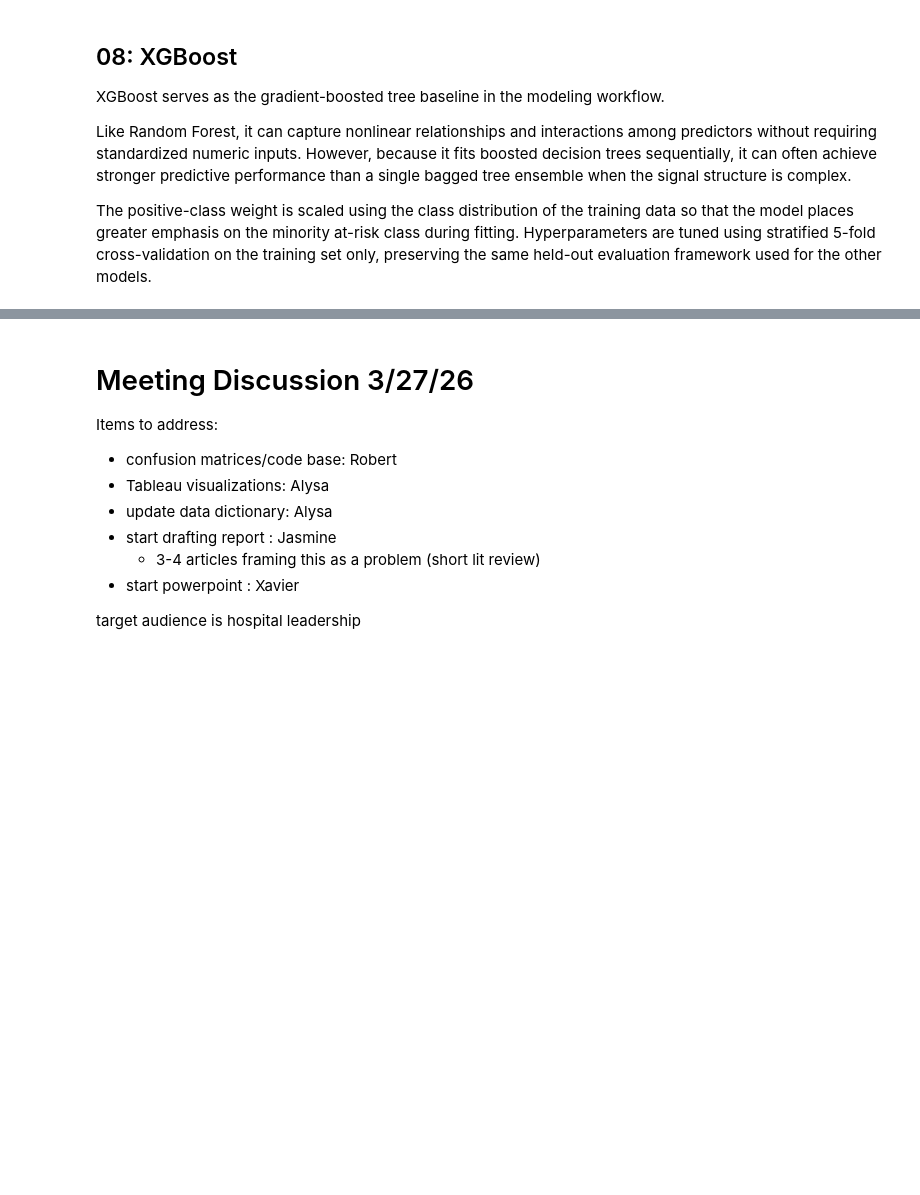
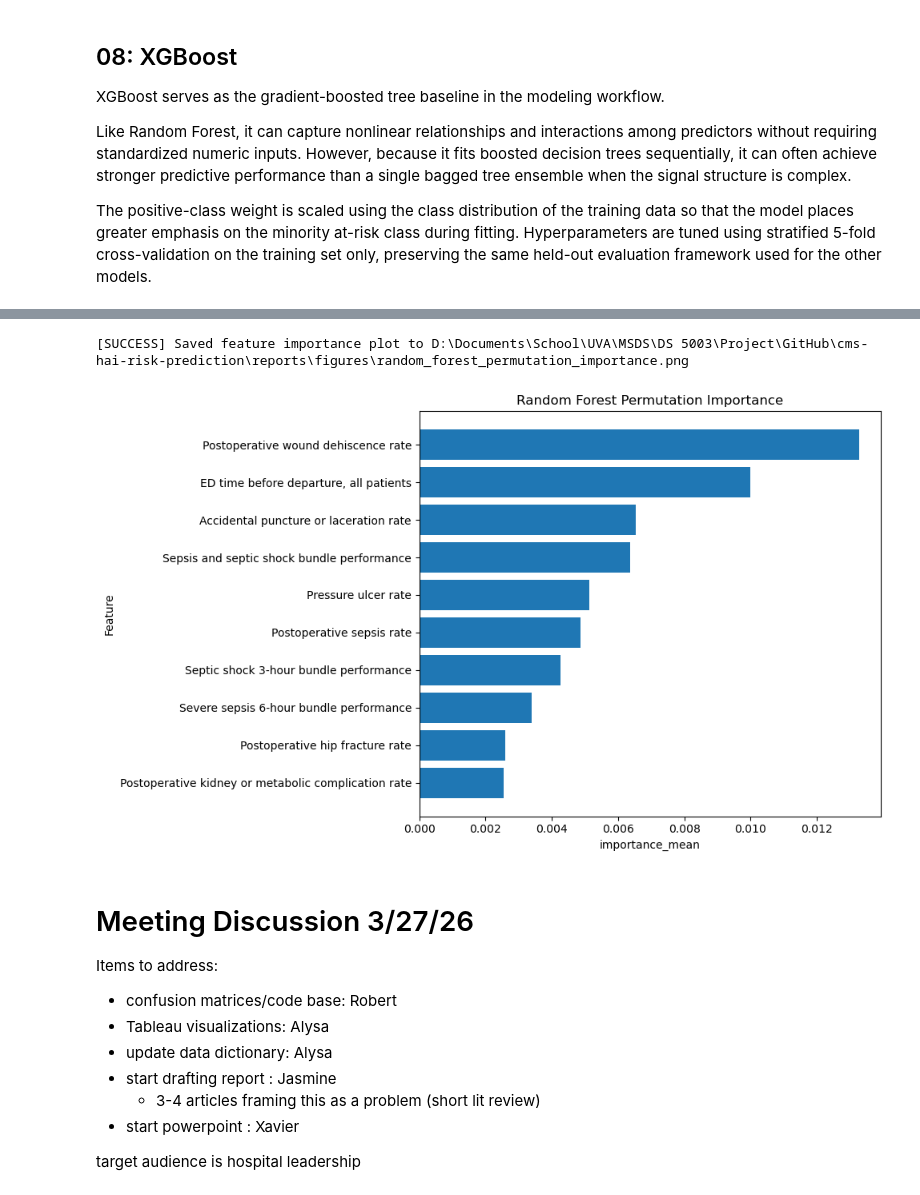
Before and after one commit to Rjashby1/cms-hai-risk-prediction, a Jupyter notebook: code/main_pipeline.ipynb, the cells around one changed output, grey strips where cells are left out. Cells and saved outputs as stored; diff of their text form; code cells hidden in the pictures; blank space fills up the shorter version.

```diff
--- a/code/main_pipeline.ipynb
+++ b/code/main_pipeline.ipynb
@@ -821,0 +884,29 @@ display(xgb_imp.head(20))
+# %%
+rf_perm_imp = step_09.extract_permutation_importance(
+    fitted_pipeline=rf_best,
+    X_eval=X_test,
+    y_eval=y_test,
+    scoring="roc_auc",
+    n_repeats=20,
+    random_seed=RANDOM_SEED,
+    top_n=20,
+    save_csv=True,
+    csv_name="rf_permutation_importance.csv",
+    relabel=True
+)
+
+xgb_perm_imp = step_09.extract_permutation_importance(
+    fitted_pipeline=xgb_best,
+    X_eval=X_test,
+    y_eval=y_test,
+    scoring="roc_auc",
+    n_repeats=20,
+    random_seed=RANDOM_SEED,
+    top_n=20,
+    save_csv=True,
+    csv_name="xgb_permutation_importance.csv",
+    relabel=True
+)
+
+display(rf_perm_imp.head(20))
+display(xgb_perm_imp.head(20))
@@ -842,3 +978,17 @@ plt.show()
+# %%
+step_09.plot_top_features(
+    importance_df=rf_perm_imp,
+    feature_col="feature_label",
+    value_col="importance_mean",
+    title="Random Forest Permutation Importance",
+    top_n=10,
+    save_plot=True
+)
+
+plt.show()
+# %% [output]
+[SUCCESS] Saved feature importance plot to D:\Documents\School\UVA\MSDS\DS 5003\Project\GitHub\cms-hai-risk-prediction\reports\figures\random_forest_permutation_importance.png
+[figure, added]
 # %% [markdown]
 # Meeting Discussion 3/27/26
 
```
Also changed, not shown: parts of 18 cells of this notebook, 8 other files.
